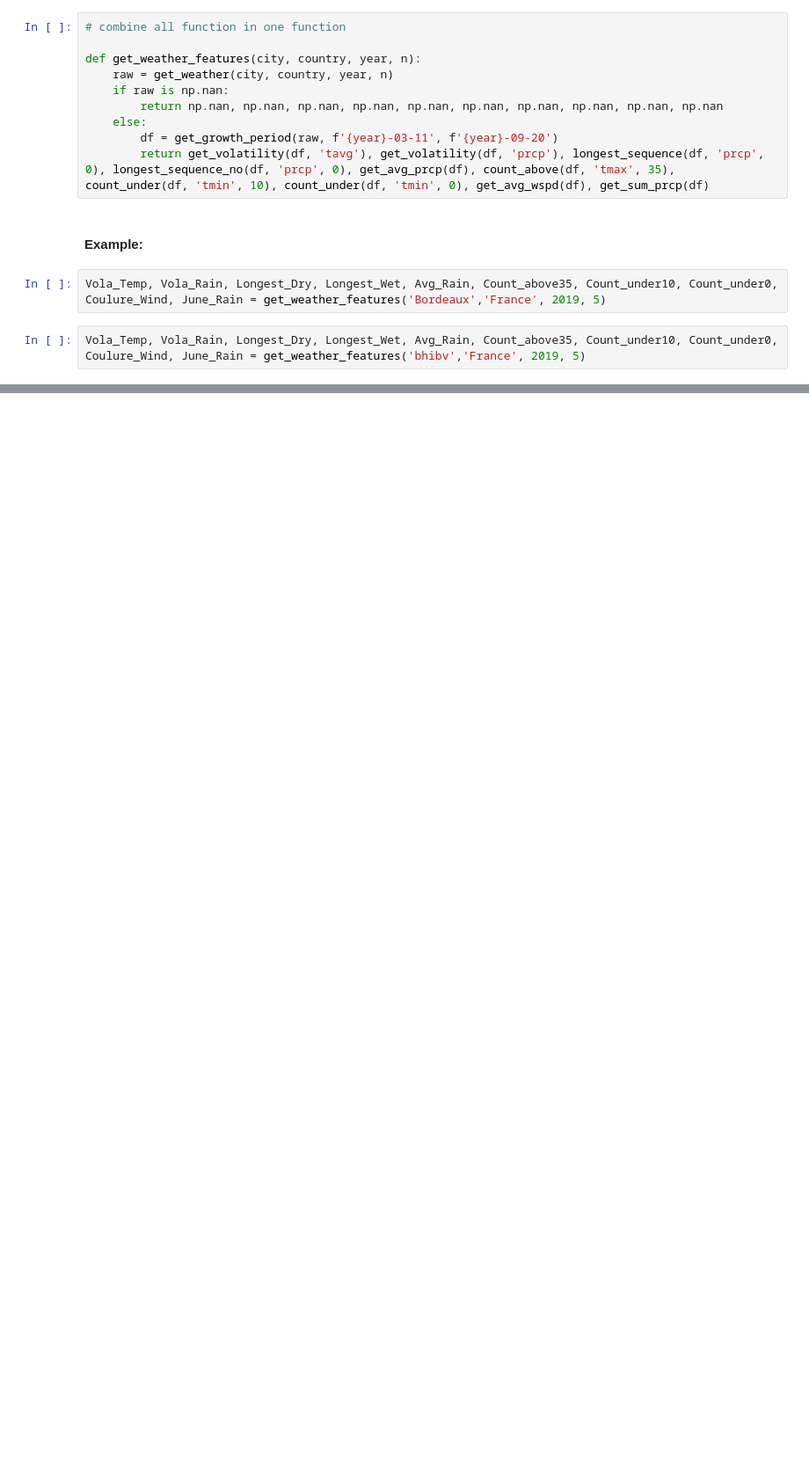
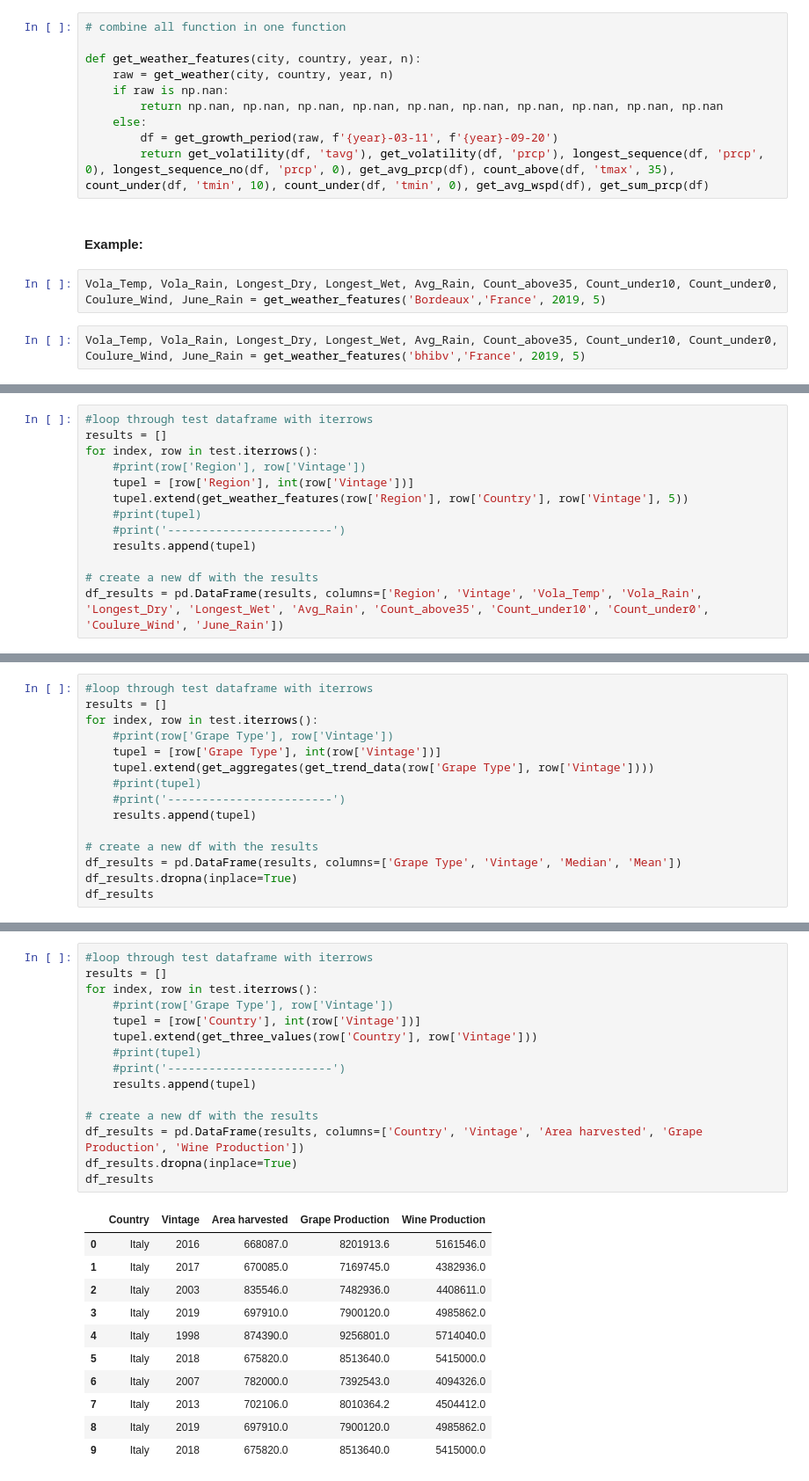
Before and after one commit to trashpanda-ai/In-Vino-Veritas, a Jupyter notebook: drafts/enrichment.ipynb, the cells around one changed output, grey strips where cells are left out. Shown at 88% size. Drawn from its saved outputs; the diff is of its cells as text; blank space fills up the shorter version.

```diff
--- a/drafts/enrichment.ipynb
+++ b/drafts/enrichment.ipynb
@@ -294,0 +351,13 @@ Vola_Temp, Vola_Rain, Longest_Dry, Longest_Wet, Avg_Rain, Count_above35, Count_u
+# %%
+#loop through test dataframe with iterrows
+results = []
+for index, row in test.iterrows():
+    #print(row['Region'], row['Vintage'])
+    tupel = [row['Region'], int(row['Vintage'])]
+    tupel.extend(get_weather_features(row['Region'], row['Country'], row['Vintage'], 5))
+    #print(tupel)
+    #print('------------------------')
+    results.append(tupel)
+
+# create a new df with the results
+df_results = pd.DataFrame(results, columns=['Region', 'Vintage', 'Vola_Temp', 'Vola_Rain', 'Longest_Dry', 'Longest_Wet', 'Avg_Rain', 'Count_above35', 'Count_under10', 'Count_under0', 'Coulure_Wind', 'June_Rain'])
@@ -294,0 +394,15 @@ Vola_Temp, Vola_Rain, Longest_Dry, Longest_Wet, Avg_Rain, Count_above35, Count_u
+# %%
+#loop through test dataframe with iterrows
+results = []
+for index, row in test.iterrows():
+    #print(row['Grape Type'], row['Vintage'])
+    tupel = [row['Grape Type'], int(row['Vintage'])]
+    tupel.extend(get_aggregates(get_trend_data(row['Grape Type'], row['Vintage'])))
+    #print(tupel)
+    #print('------------------------')
+    results.append(tupel)
+
+# create a new df with the results
+df_results = pd.DataFrame(results, columns=['Grape Type', 'Vintage', 'Median', 'Mean'])
+df_results.dropna(inplace=True)
+df_results
@@ -294,0 +438,27 @@ Vola_Temp, Vola_Rain, Longest_Dry, Longest_Wet, Avg_Rain, Count_above35, Count_u
+# %%
+#loop through test dataframe with iterrows
+results = []
+for index, row in test.iterrows():
+    #print(row['Grape Type'], row['Vintage'])
+    tupel = [row['Country'], int(row['Vintage'])]
+    tupel.extend(get_three_values(row['Country'], row['Vintage']))
+    #print(tupel)
+    #print('------------------------')
+    results.append(tupel)
+
+# create a new df with the results
+df_results = pd.DataFrame(results, columns=['Country', 'Vintage', 'Area harvested', 'Grape Production', 'Wine Production'])
+df_results.dropna(inplace=True)
+df_results
+# %% [output]
+|  | Country | Vintage | Area harvested | Grape Production | Wine Production |
+| 0 | Italy | 2016 | 668087.0 | 8201913.6 | 5161546.0 |
+| 1 | Italy | 2017 | 670085.0 | 7169745.0 | 4382936.0 |
+| 2 | Italy | 2003 | 835546.0 | 7482936.0 | 4408611.0 |
+| 3 | Italy | 2019 | 697910.0 | 7900120.0 | 4985862.0 |
+| 4 | Italy | 1998 | 874390.0 | 9256801.0 | 5714040.0 |
+| 5 | Italy | 2018 | 675820.0 | 8513640.0 | 5415000.0 |
+| 6 | Italy | 2007 | 782000.0 | 7392543.0 | 4094326.0 |
+| 7 | Italy | 2013 | 702106.0 | 8010364.2 | 4504412.0 |
+| 8 | Italy | 2019 | 697910.0 | 7900120.0 | 4985862.0 |
+| 9 | Italy | 2018 | 675820.0 | 8513640.0 | 5415000.0 |
```
Also changed, not shown: parts of 17 cells of this notebook, 1 other file.
